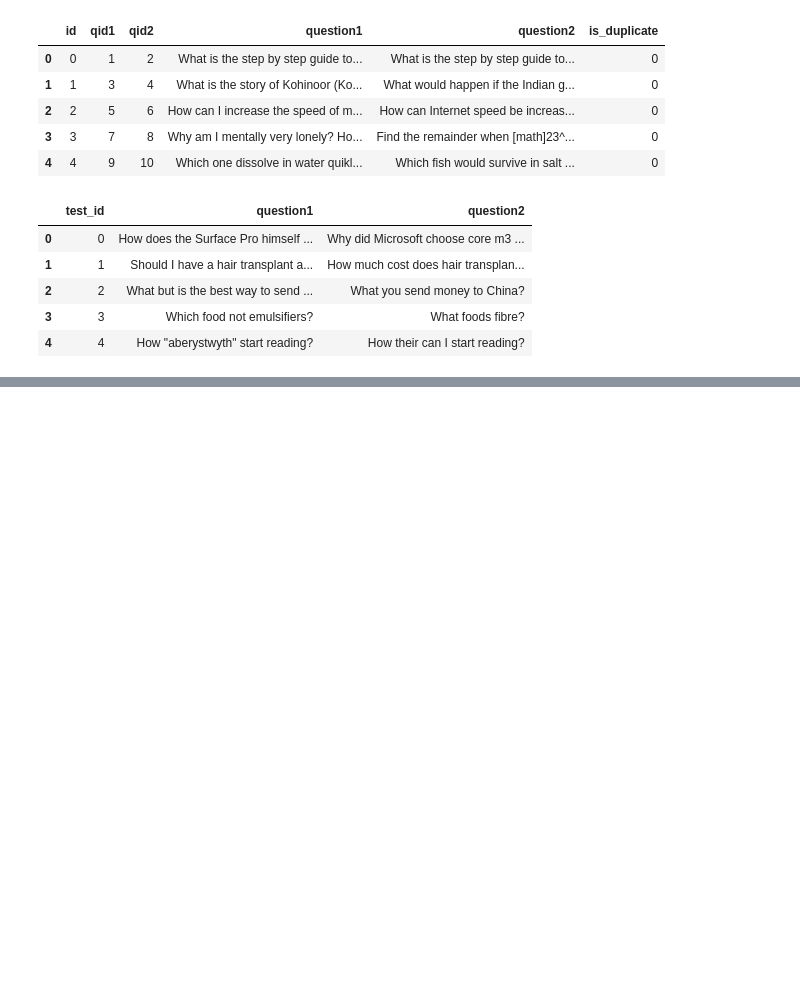
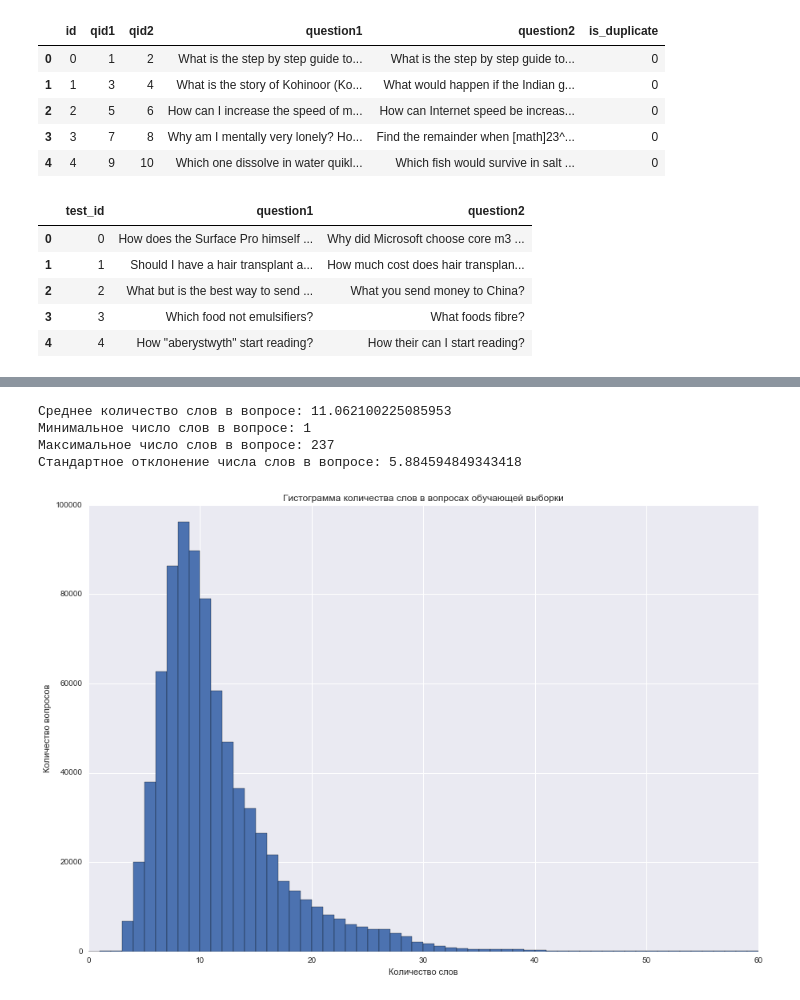
Before and after one commit to swoopyy/minor-proj, a Jupyter notebook: EDA-refactored.ipynb, the cells around one changed output, grey strips where cells are left out. Cells and saved outputs as stored; diff of their text form; code cells hidden in the pictures; blank space fills up the shorter version.

```diff
--- a/EDA-refactored.ipynb
+++ b/EDA-refactored.ipynb
@@ -72,0 +124,23 @@ dtype: int64
+# %%
+# Обучающая выборка
+question1_train = df_train['question1'].tolist()
+question2_train = df_train['question2'].tolist()
+train_qs = pd.Series(question1_train + question2_train).astype(str)
+
+dist_train = train_qs.apply(lambda x: x.split()).apply(len)
+plt.figure(figsize=(15, 10))
+plt.hist(dist_train, bins=60, range=[0, 60])
+plt.title('Гистограмма количества слов в вопросах обучающей выборки')
+plt.legend()
+plt.xlabel('Количество слов')
+plt.ylabel('Количество вопросов')
+print('Среднее количество слов в вопросе: %s' % dist_train.mean())
+print('Минимальное число слов в вопросе: %s' % dist_train.min())
+print('Максимальное число слов в вопросе: %s' % dist_train.max())
+print('Стандартное отклонение числа слов в вопросе: %s' % dist_train.std())
+# %% [output]
+Среднее количество слов в вопросе: 11.062100225085953
+Минимальное число слов в вопросе: 1
+Максимальное число слов в вопросе: 237
+Стандартное отклонение числа слов в вопросе: 5.884594849343418
+[figure, added]
```
Also changed, not shown: parts of 10 cells of this notebook.
